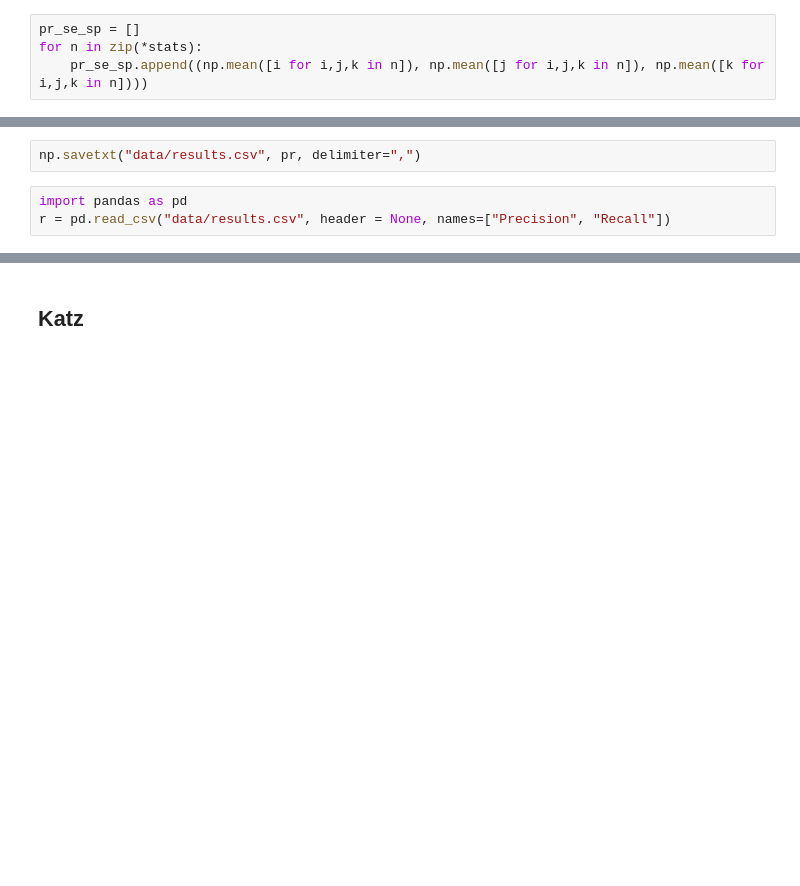
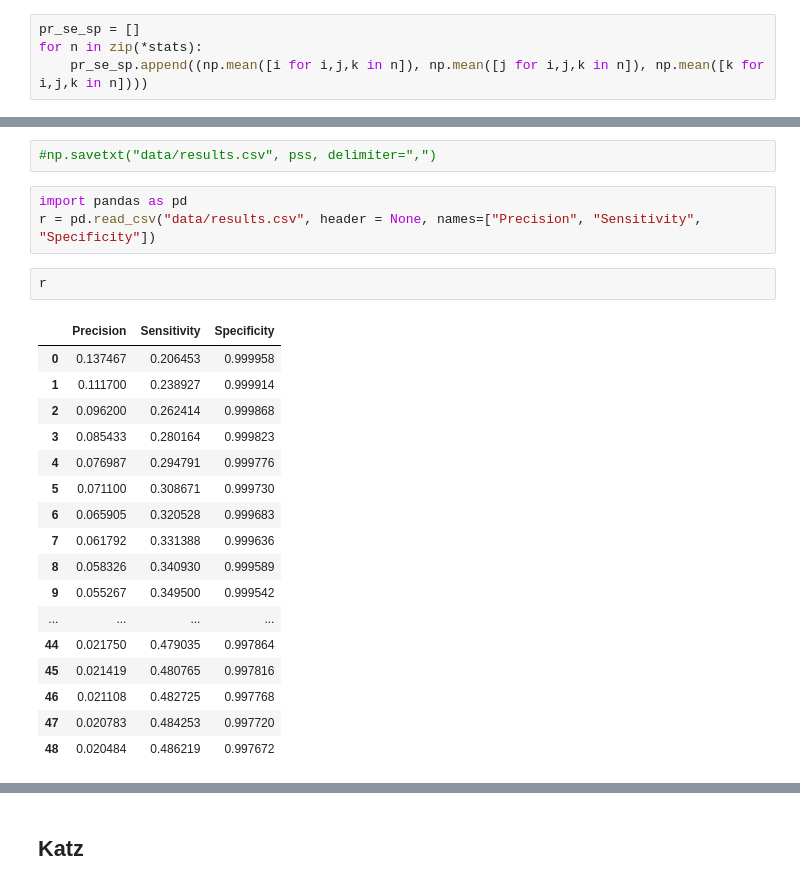
Before and after one commit to basioli-k/affiliation-recommendation, a Jupyter notebook: Models.ipynb, the cells around one changed output, grey strips where cells are left out. Cells and saved outputs as stored; diff of their text form; blank space fills up the shorter version.

```diff
--- a/Models.ipynb
+++ b/Models.ipynb
@@ -97,5 +102,25 @@ plt.ticklabel_format(style='sci', axis='x', scilimits=(0,0))
 # %%
-np.savetxt("data/results.csv", pr, delimiter=",")
+#np.savetxt("data/results.csv", pss, delimiter=",")
 # %%
 import pandas as pd
-r = pd.read_csv("data/results.csv", header = None, names=["Precision", "Recall"])
+r = pd.read_csv("data/results.csv", header = None, names=["Precision", "Sensitivity", "Specificity"])
+# %%
+r
+# %% [output]
+|  | Precision | Sensitivity | Specificity |
+| 0 | 0.137467 | 0.206453 | 0.999958 |
+| 1 | 0.111700 | 0.238927 | 0.999914 |
+| 2 | 0.096200 | 0.262414 | 0.999868 |
+| 3 | 0.085433 | 0.280164 | 0.999823 |
+| 4 | 0.076987 | 0.294791 | 0.999776 |
+| 5 | 0.071100 | 0.308671 | 0.999730 |
+| 6 | 0.065905 | 0.320528 | 0.999683 |
+| 7 | 0.061792 | 0.331388 | 0.999636 |
+| 8 | 0.058326 | 0.340930 | 0.999589 |
+| 9 | 0.055267 | 0.349500 | 0.999542 |
+| ... | ... | ... | ... |
+| 44 | 0.021750 | 0.479035 | 0.997864 |
+| 45 | 0.021419 | 0.480765 | 0.997816 |
+| 46 | 0.021108 | 0.482725 | 0.997768 |
+| 47 | 0.020783 | 0.484253 | 0.997720 |
+| 48 | 0.020484 | 0.486219 | 0.997672 |
```
Also changed, not shown: parts of 14 cells of this notebook, 1 other file.
